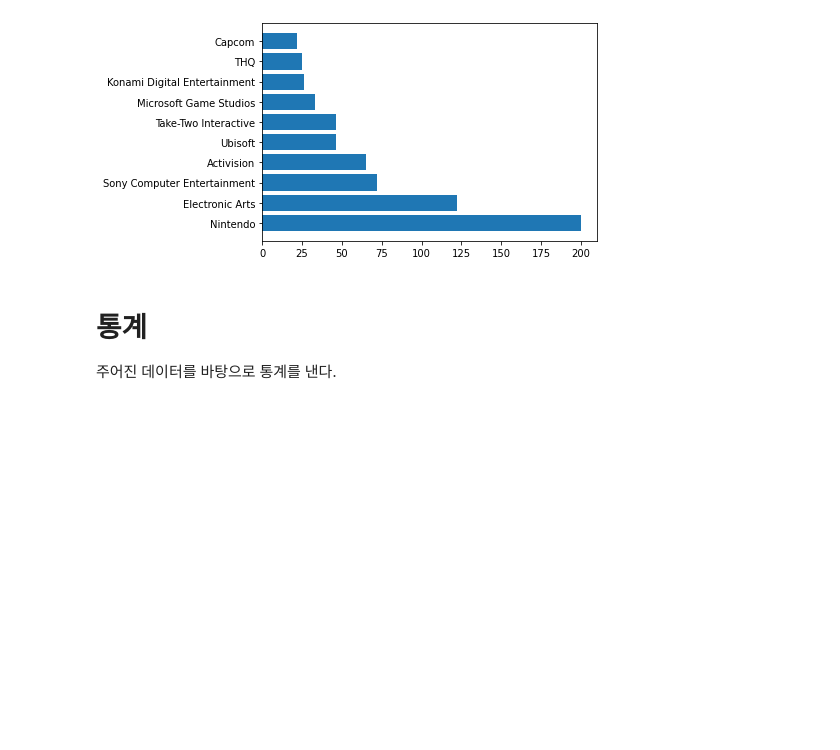
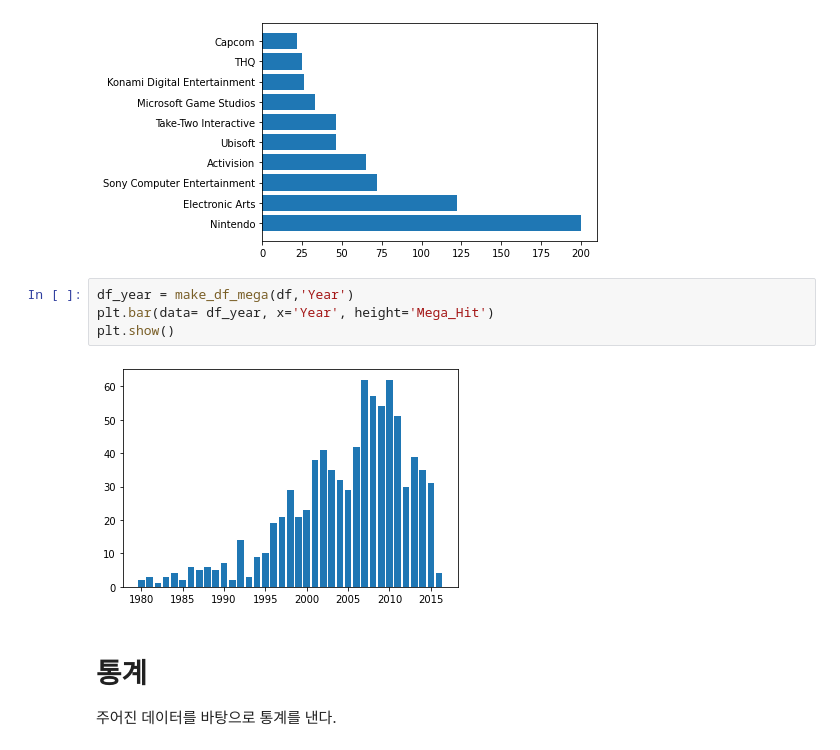
Before and after one commit to e080hsm/Section1_Project, a Jupyter notebook: ai14_n1xx_우성호.ipynb, the cells around one changed output. Saved outputs shown, nothing was run; the diff lists cells and outputs as text; blank space fills up the shorter version.

```diff
--- a/ai14_n1xx_우성호.ipynb
+++ b/ai14_n1xx_우성호.ipynb
@@ -402,6 +402,12 @@ plt.show()
 #df_2.sort_values('Total_Sales').tail(15)
 # %% [output]
 [figure]
+# %%
+df_year = make_df_mega(df,'Year')
+plt.bar(data= df_year, x='Year', height='Mega_Hit')
+plt.show()
+# %% [output]
+[figure, added]
 # %% [markdown]
 # 통계
 주어진 데이터를 바탕으로 통계를 낸다.
```
